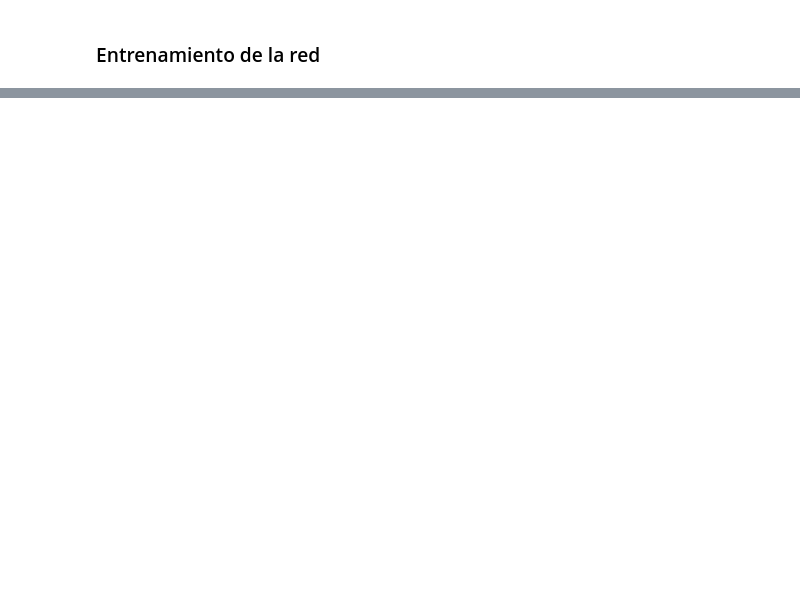
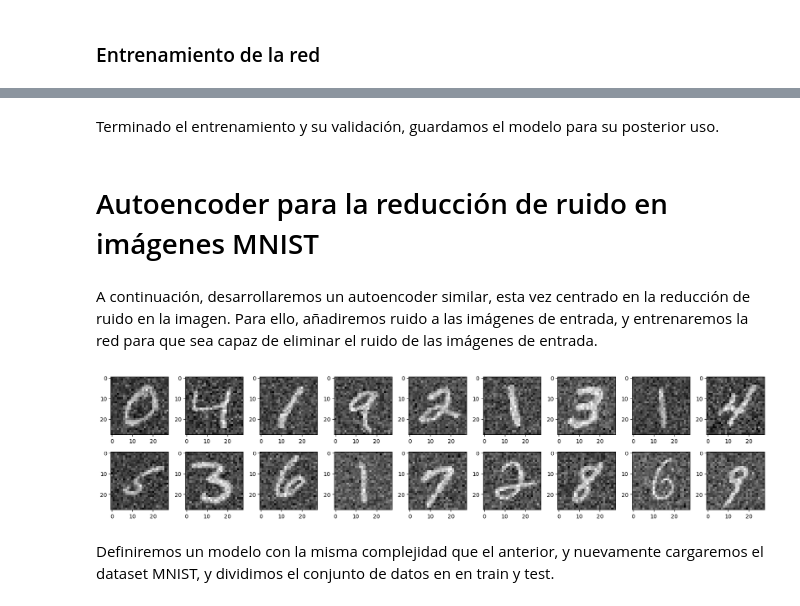
Before and after one commit to ricardocardn/NeuralNetworkImplementation, a Jupyter notebook: tests.ipynb, the cells around one changed output, grey strips where cells are left out. Cells and saved outputs as stored; diff of their text form; code cells hidden in the pictures; blank space fills up the shorter version.

```diff
--- a/tests.ipynb
+++ b/tests.ipynb
@@ -260,0 +294,2 @@ print_images(11, 10)
+# %% [markdown]
+Terminado el entrenamiento y su validación, guardamos el modelo para su posterior uso.
@@ -260,0 +298,29 @@ print_images(11, 10)
+# %% [markdown]
+# Autoencoder para la reducción de ruido en imágenes MNIST
+# %% [markdown]
+A continuación, desarrollaremos un autoencoder similar, esta vez centrado en la reducción de ruido en la imagen. Para ello, añadiremos ruido a las imágenes de entrada, y entrenaremos la red para que sea capaz de eliminar el ruido de las imágenes de entrada.
+# %%
+def gaussian_noise(x, mean=0, std=1):
+    return x + np.random.normal(mean, std, x.shape)
+
+noised_x_train = gaussian_noise(x_train, std=0.2)
+
+plt.figure(figsize=(19, 4))
+plt.gray()
+
+for i, item in enumerate(noised_x_train[1:10]):
+    plt.subplot(2, 10, i + 1)
+    item = item.reshape(-1, 28, 28)
+    plt.imshow(item[0])
+
+for i, item in enumerate(noised_x_train[11:20]):
+    plt.subplot(2, 10, 10 + i + 1)
+    item = item.reshape(-1, 28, 28)
+    plt.imshow(item[0])
+
+plt.tight_layout()
+plt.show()
+# %% [output]
+[figure, added]
+# %% [markdown]
+Definiremos un modelo con la misma complejidad que el anterior, y nuevamente cargaremos el dataset MNIST, y dividimos el conjunto de datos en en train y test.
```
Also changed, not shown: parts of 39 cells of this notebook, 51 other files.
